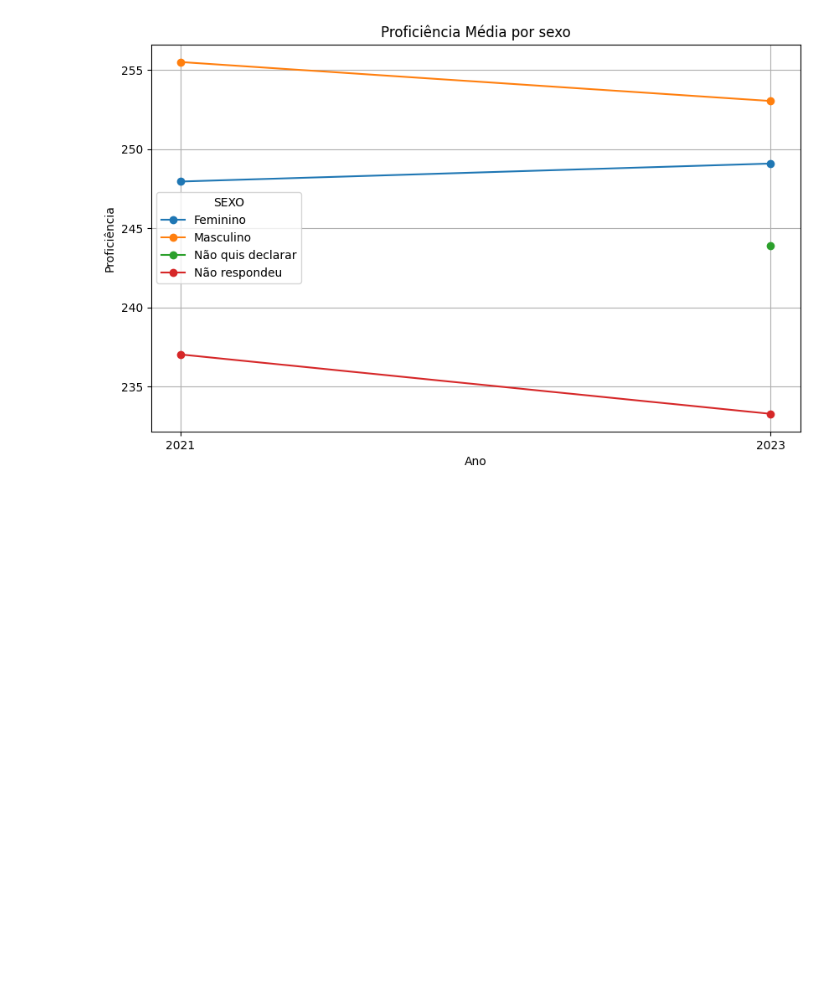
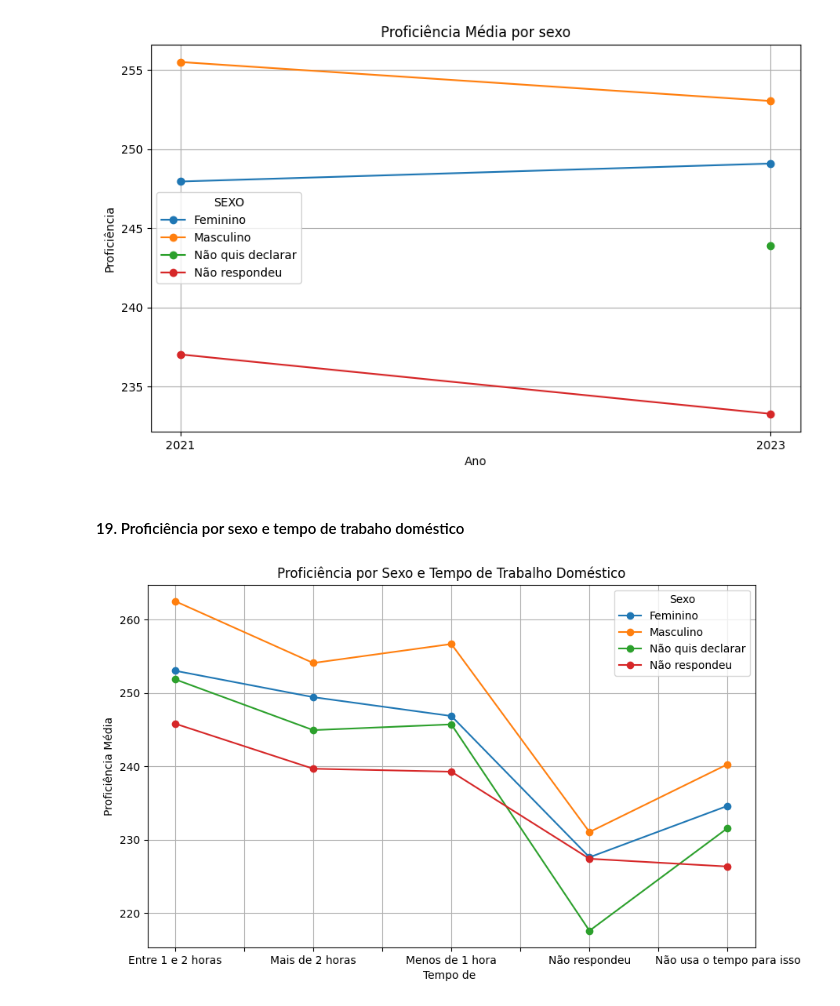
Before and after one commit to emilly788/TCC, a Jupyter notebook: 3. Análise Exploratória.ipynb, the cells around one changed output. Drawn from its saved outputs; the diff is of its cells as text; code cells hidden in the pictures; blank space fills up the shorter version.

```diff
--- a/3. Análise Exploratória.ipynb
+++ b/3. Análise Exploratória.ipynb
@@ -618,3 +703,27 @@ plt.grid(True)
 plt.show()
 # %% [output]
 [figure]
+# %% [markdown]
+#### 19. Proficiência por sexo e tempo de trabaho doméstico
+# %%
+tab = df_final_2.groupby(
+    ["TEMPO_TRAB_DOMES", "SEXO"]
+)["PROFICIENCIA_SAEB"].mean().unstack()
+
+tab.plot(
+    kind="line",
+    marker="o",
+    figsize=(10,6)
+)
+
+plt.title("Proficiência por Sexo e Tempo de Trabalho Doméstico")
+plt.xlabel("Tempo de ")
+plt.ylabel("Proficiência Média")
+
+plt.grid(True)
+
+plt.legend(title="Sexo")
+
+plt.show()
+# %% [output]
+[figure, added]
```
Also changed, not shown: parts of 16 cells of this notebook.
